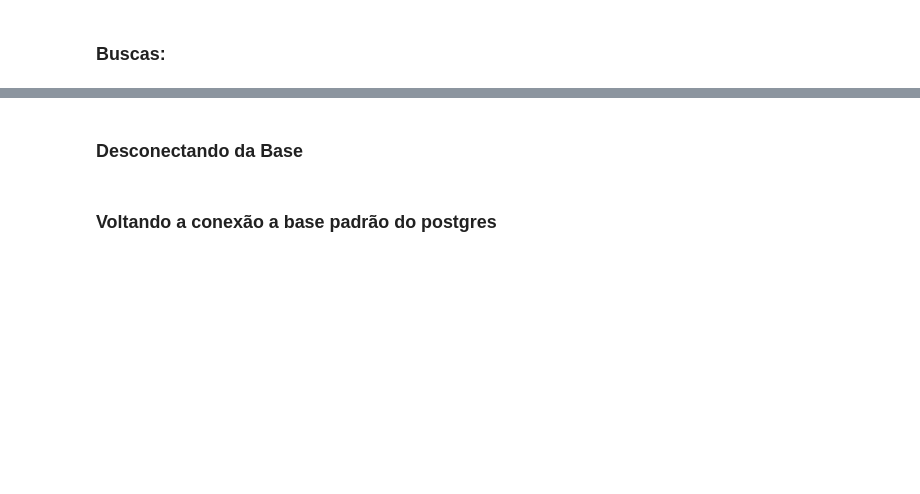
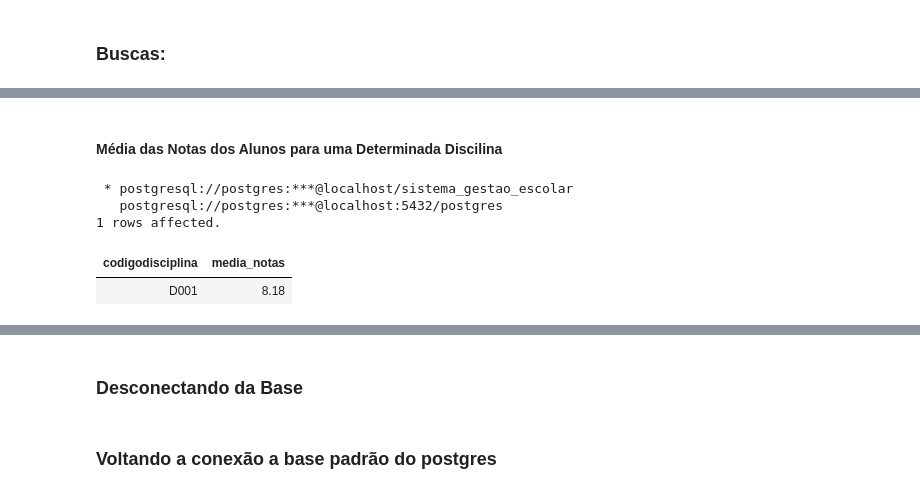
Before and after one commit to rodriguesgbreno/projeto_final_base_de_dados_scc0240_2025, a Jupyter notebook: documentos/projeto_final.ipynb, the cells around one changed output, grey strips where cells are left out. Saved outputs shown, nothing was run; the diff lists cells and outputs as text; code cells hidden in the pictures; blank space fills up the shorter version.

```diff
--- a/documentos/projeto_final.ipynb
+++ b/documentos/projeto_final.ipynb
@@ -770,0 +1190,24 @@ INSERT INTO Aluno (CPFUsuario, Bolsa, IDEscola) VALUES
+# %% [markdown]
+#### Média das Notas dos Alunos para uma Determinada Discilina
+# %%
+%%sql
+-- Query para calcular a média de notas de uma disciplina específica
+WITH NotasSeparadas AS (
+    SELECT
+        CodigoDisciplina,
+        unnest(string_to_array(Notas, ','))::NUMERIC AS nota
+    FROM Inscricao
+    WHERE Notas IS NOT NULL
+)
+SELECT
+    CodigoDisciplina,
+    ROUND(AVG(nota), 2) AS media_notas
+FROM NotasSeparadas
+WHERE CodigoDisciplina = 'D001'
+GROUP BY CodigoDisciplina;
+# %% [output]
+ * postgresql://postgres:***@localhost/sistema_gestao_escolar
+   postgresql://postgres:***@localhost:5432/postgres
+1 rows affected.
+| codigodisciplina | media_notas |
+| D001 | 8.18 |
```
Also changed, not shown: parts of 25 cells of this notebook, 5 other files.
